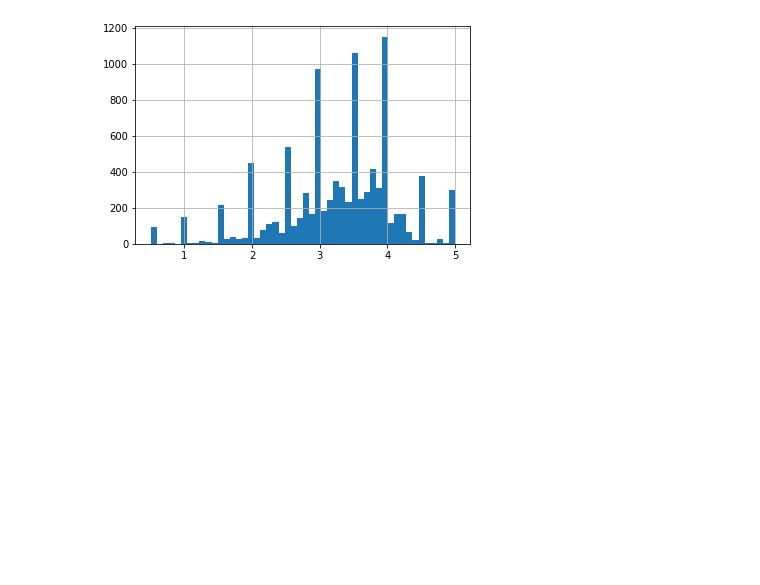
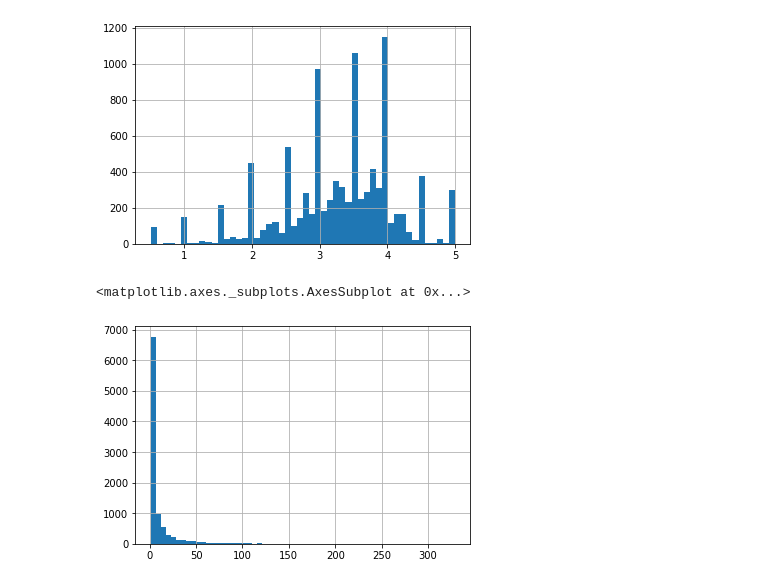
Before and after one commit to sumanyurosha/hackathons, a Jupyter notebook: Recommendation_System.ipynb, the cells around one changed output. Drawn from its saved outputs; the diff is of its cells as text; code cells hidden in the pictures; blank space fills up the shorter version.

```diff
--- a/Recommendation_System.ipynb
+++ b/Recommendation_System.ipynb
@@ -103,3 +103,8 @@ ratings['rating'].hist(bins=50)
 # %% [output]
 <matplotlib.axes._subplots.AxesSubplot at 0x...>
 [figure]
+# %%
+ratings['number_of_ratings'].hist(bins=60)
+# %% [output]
+<matplotlib.axes._subplots.AxesSubplot at 0x...>
+[figure, added]
```
Also changed, not shown: parts of 17 cells of this notebook.
